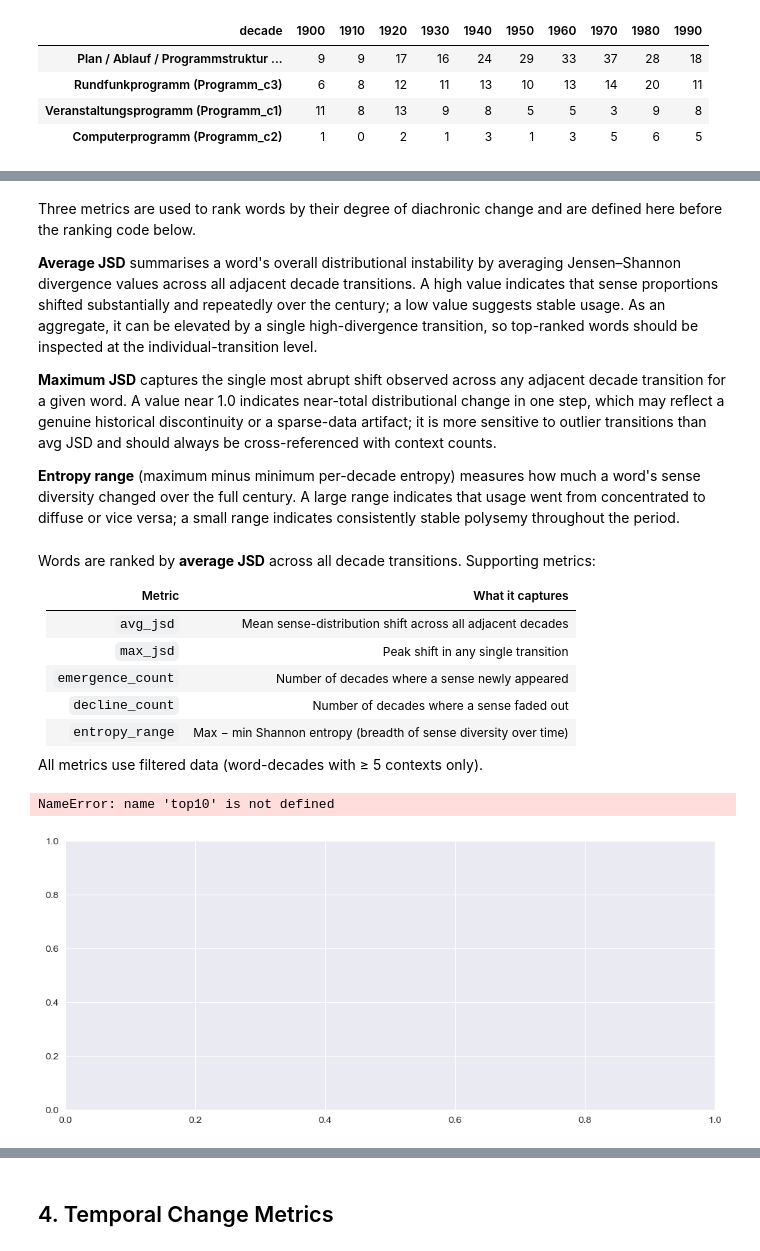
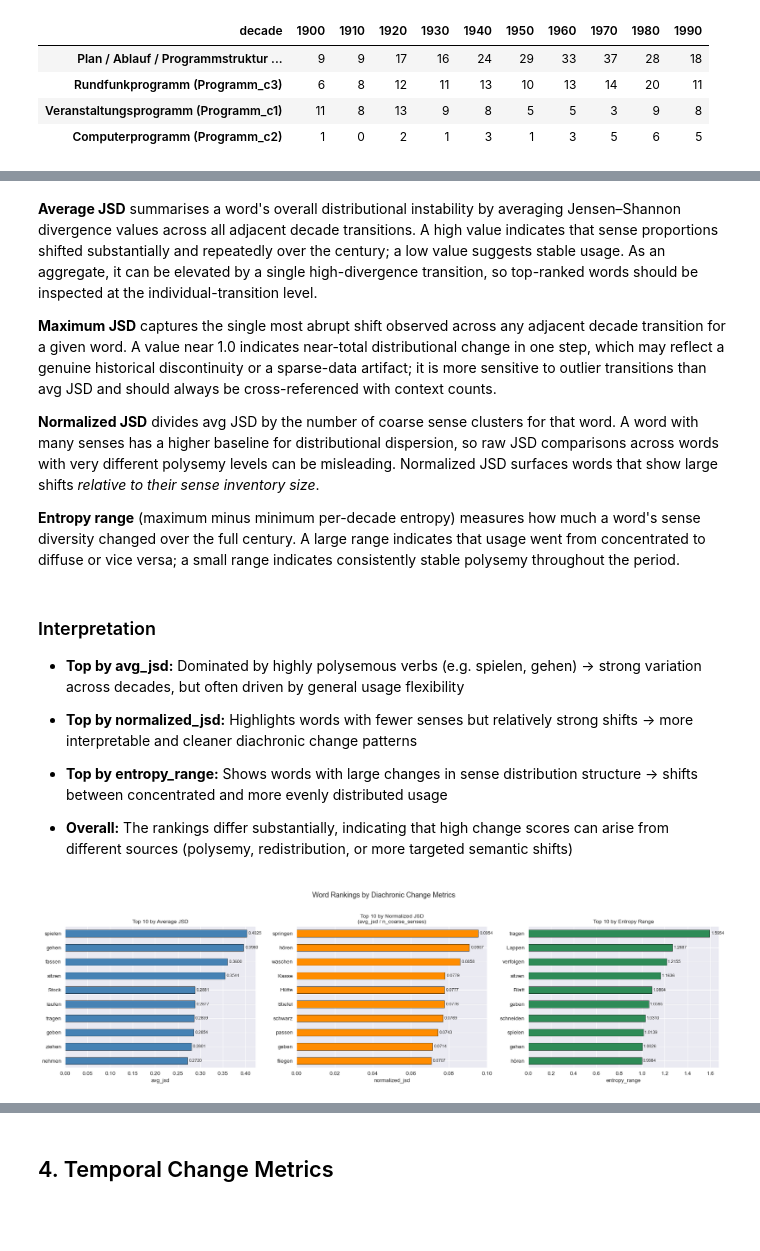
Before and after one commit to FlackoJodye1/diachronic-word-sense-change, a Jupyter notebook: notebooks/analysis/diachronic_pilot_results.ipynb, the cells around one changed output, grey strips where cells are left out. Saved outputs shown, nothing was run; the diff lists cells and outputs as text; code cells hidden in the pictures; blank space fills up the shorter version.

Commit message:
Add normalized-jsd sections to diachronic analysis nb

```diff
--- a/notebooks/analysis/diachronic_pilot_results.ipynb
+++ b/notebooks/analysis/diachronic_pilot_results.ipynb
@@ -484,34 +525,41 @@ display(
 # %% [markdown]
-Three metrics are used to rank words by their degree of diachronic change and are defined here before the ranking code below.
-
 **Average JSD** summarises a word's overall distributional instability by averaging Jensen–Shannon divergence values across all adjacent decade transitions. A high value indicates that sense proportions shifted substantially and repeatedly over the century; a low value suggests stable usage. As an aggregate, it can be elevated by a single high-divergence transition, so top-ranked words should be inspected at the individual-transition level.
 
 **Maximum JSD** captures the single most abrupt shift observed across any adjacent decade transition for a given word. A value near 1.0 indicates near-total distributional change in one step, which may reflect a genuine historical discontinuity or a sparse-data artifact; it is more sensitive to outlier transitions than avg JSD and should always be cross-referenced with context counts.
 
+**Normalized JSD** divides avg JSD by the number of coarse sense clusters for that word. A word with many senses has a higher baseline for distributional dispersion, so raw JSD comparisons across words with very different polysemy levels can be misleading. Normalized JSD surfaces words that show large shifts *relative to their sense inventory size*.
+
 **Entropy range** (maximum minus minimum per-decade entropy) measures how much a word's sense diversity changed over the full century. A large range indicates that usage went from concentrated to diffuse or vice versa; a small range indicates consistently stable polysemy throughout the period.
-# %% [markdown]
-Words are ranked by **average JSD** across all decade transitions. Supporting metrics:
-
-| Metric | What it captures |
-|--------|-----------------|
-| `avg_jsd` | Mean sense-distribution shift across all adjacent decades |
-| `max_jsd` | Peak shift in any single transition |
-| `emergence_count` | Number of decades where a sense newly appeared |
-| `decline_count` | Number of decades where a sense faded out |
-| `entropy_range` | Max − min Shannon entropy (breadth of sense diversity over time) |
-
-All metrics use filtered data (word-decades with ≥ 5 contexts only).
+# %% [markdown]
+### Interpretation
+
+- **Top by avg_jsd:** Dominated by highly polysemous verbs (e.g. spielen, gehen) → strong variation across decades, but often driven by general usage flexibility
+
+- **Top by normalized_jsd:** Highlights words with fewer senses but relatively strong shifts → more interpretable and cleaner diachronic change patterns
+
+- **Top by entropy_range:** Shows words with large changes in sense distribution structure → shifts between concentrated and more evenly distributed usage
+
+- **Overall:** The rankings differ substantially, indicating that high change scores can arise from different sources (polysemy, redistribution, or more targeted semantic shifts)
 # %%
-# Bar chart of avg JSD scores
-fig, ax = plt.subplots(figsize=(12, 5))
-top10['avg_jsd'].plot.barh(ax=ax, color='steelblue', edgecolor='black', linewidth=0.5)
-ax.set_xlabel('Average JSD')
-ax.set_title('Top 10 Words by Average JSD')
-ax.invert_yaxis()
-for i, (word, val) in enumerate(top10['avg_jsd'].items()):
-    ax.text(val + 0.001, i, f'{val:.4f}', va='center', fontsize=9)
+# Bar charts: top 10 by each ranking metric
+fig, axes = plt.subplots(1, 3, figsize=(18, 5))
+
+panels = [
+    (top10_jsd,    'avg_jsd',        'Average JSD',              'steelblue'),
+    (top10_norm,   'normalized_jsd', 'Normalized JSD\n(avg_jsd / n_coarse_senses)', 'darkorange'),
+    (top10_entropy,'entropy_range',  'Entropy Range',            'seagreen'),
+]
+
+for ax, (df, col, title, color) in zip(axes, panels):
+    df[col].plot.barh(ax=ax, color=color, edgecolor='black', linewidth=0.5)
+    ax.set_xlabel(col)
+    ax.set_title(f'Top 10 by {title}', fontsize=10)
+    ax.invert_yaxis()
+    for i, (word, val) in enumerate(df[col].items()):
+        ax.text(val + val * 0.01, i, f'{val:.4f}', va='center', fontsize=8)
+
+plt.suptitle('Word Rankings by Diachronic Change Metrics', fontsize=13, y=1.02)
 plt.tight_layout()
 plt.show()
 # %% [output]
-NameError: name 'top10' is not defined
-[figure, old version]
+[figure, new version]
```
Also changed, not shown: parts of 23 cells of this notebook, 1 other file.
